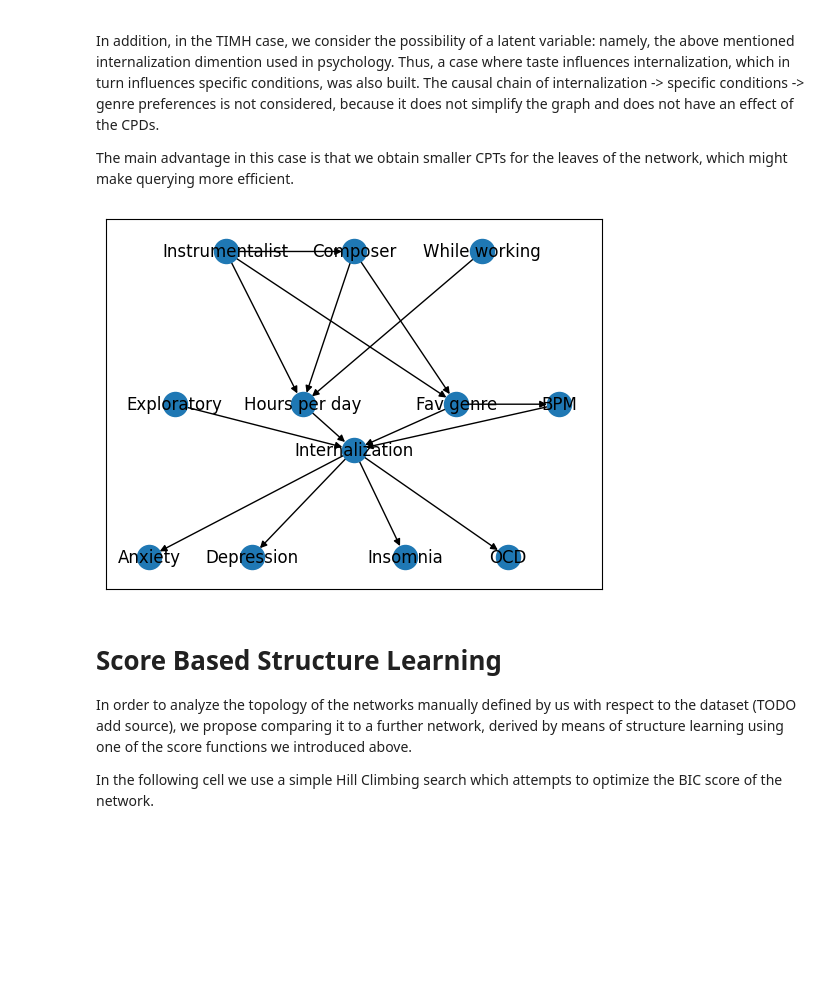
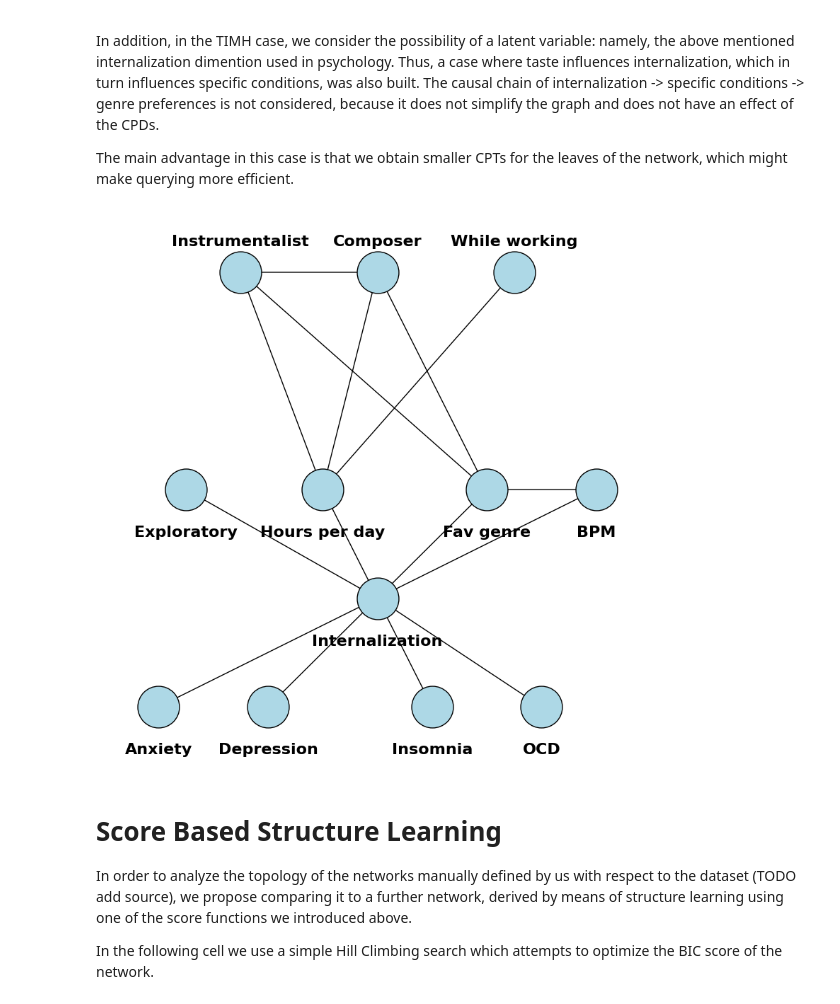
Before and after one commit to KonstantinKanchev/Music-Taste-and-Mental-Health, a Jupyter notebook: networks.ipynb, the cells around one changed output. Cells and saved outputs as stored; diff of their text form; code cells hidden in the pictures; blank space fills up the shorter version.

```diff
--- a/networks.ipynb
+++ b/networks.ipynb
@@ -553,7 +609,7 @@ In addition, in the TIMH case, we consider the possibility of a latent variable:
 The main advantage in this case is that we obtain smaller CPTs for the leaves of the network, which might make querying more efficient.
 <!-- Explain wether information is lost using results from queries -->
 # %%
-taste_influences_mental_health_latent = [
+taste_influences_internalization_latent = [
     ('Internalization', 'Anxiety'),
     ('Internalization', 'Depression'),
     ('Internalization', 'Insomnia'),
@@ -564,25 +620,53 @@ taste_influences_mental_health_latent = [
     ('Exploratory', 'Internalization')
 ] + personal_causes + genre_causes
 
-BN_TIMH_latent = DiscreteBayesianNetwork(taste_influences_mental_health_latent, latents= {"Internalization"})
+BN_TII_latent = DiscreteBayesianNetwork(taste_influences_internalization_latent, latents= {"Internalization"})
 # %%
 G = nx.DiGraph()
-G.add_edges_from(BN_TIMH_latent.edges())
-pos = {'Instrumentalist': [0.25, 0],
-        'Composer': [0.5, 0],
-        'While working': [0.75, 0],
-        'Anxiety': [0.1, -1],
-        'Depression': [0.3, -1],
-        'Insomnia': [0.6, -1],
-        'OCD': [0.8, -1],
-        'Exploratory': [0.15, -0.5],
-        'Hours per day': [0.4, -0.5],
-        'Fav genre': [0.7, -0.5],
-        'BPM': [0.9, -0.5],
-        'Internalization': [0.5, -0.65],
+G.add_edges_from(BN_TII_latent.edges())
+
+pos = {
+    'Instrumentalist': [0.25, 0],
+    'Composer': [0.5, 0],
+    'While working': [0.75, 0],
+    'Anxiety': [0.1, -1],
+    'Depression': [0.3, -1],
+    'Insomnia': [0.6, -1],
+    'OCD': [0.8, -1],
+    'Exploratory': [0.15, -0.5],
+    'Hours per day': [0.4, -0.5],
+    'Fav genre': [0.7, -0.5],
+    'BPM': [0.9, -0.5],
+    'Internalization': [0.5, -0.75],  # latent variable
 }
-# plt.subplots(1, 1, figsize=(12, 12))
-nx.draw_networkx(G, pos = pos)
+
+plt.figure(figsize=(10, 10))
+plt.margins(0.07)
+
+nx.draw_networkx_nodes(
+    G, pos,
+    node_color="#add8e6",
+    edgecolors="black",
+    node_size=1800
+)
+
+nx.draw_networkx_edges(G, pos, arrows=True)
+
+# --- Label placement ---
+top_labels = {n: (x, y + 0.07) for n, (x, y) in pos.items() if y >= -0.5}
+bottom_labels = {n: (x, y - 0.10) for n, (x, y) in pos.items() if y <= -0.5}  # includes Internalization
+
+label_pos = {**top_labels, **bottom_labels}
+
+nx.draw_networkx_labels(
+    G,
+    label_pos,
+    font_size=16,
+    font_weight="bold"
+)
+
+plt.axis("off")
+plt.show()
 # %% [output]
-[figure, old version]
+[figure, new version]
 # %%
```
Also changed, not shown: parts of 20 cells of this notebook, 9 other files.
